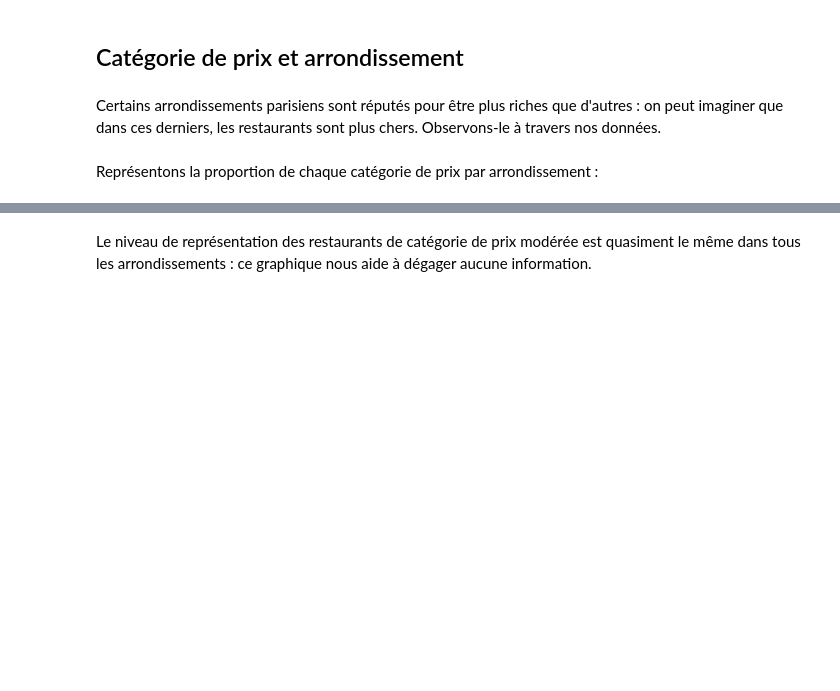
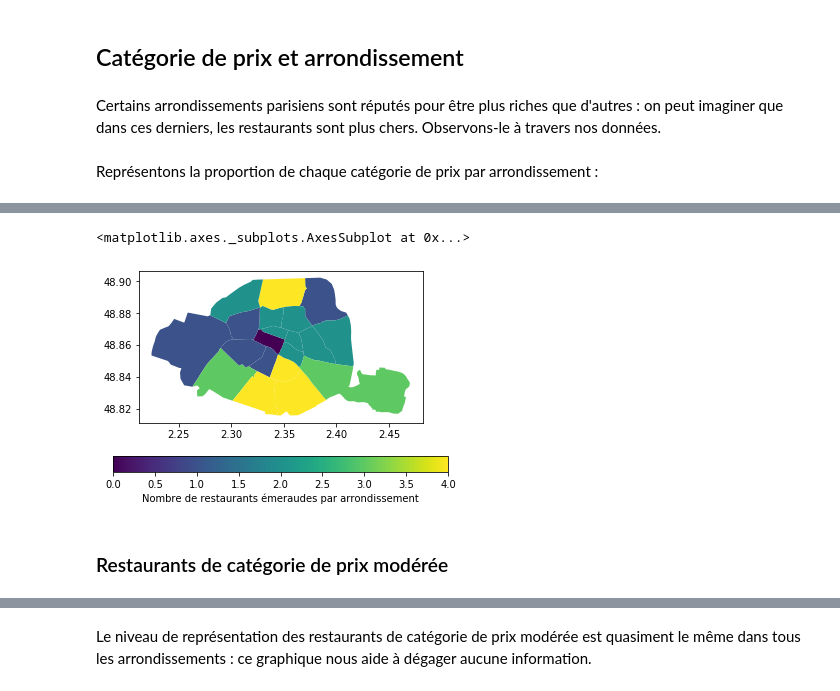
Before and after one commit to victor77420/Mod-lisation-prix-restaurants-parisiens, a Jupyter notebook: Untitled1.ipynb, the cells around one changed output, grey strips where cells are left out. Drawn from its saved outputs; the diff is of its cells as text; code cells hidden in the pictures; blank space fills up the shorter version.

```diff
--- a/Untitled1.ipynb
+++ b/Untitled1.ipynb
@@ -1352,3 +1394,17 @@ Les restaurants bon marché sont les plus représentés dans le 10ème, le 13èm
+# %%
+df = parisiens.drop_duplicates(subset = ['arr'])
+# On garde juste un restaurant par arrondissement pour avoir le nombre de restaurants émeraudes
+# par arrondissement.
+
+arrondissements.merge(df, how='inner').plot(column = 'nb_emeraudes',
+                                            legend = True,
+                                            legend_kwds={'label': "Nombre de restaurants émeraudes par arrondissement",
+                                                         'orientation': "horizontal"})
+# %% [output]
+<matplotlib.axes._subplots.AxesSubplot at 0x...>
+[figure, added]
+# %% [markdown]
+### Restaurants de catégorie de prix modérée
 # %%
 effectif_average = parisiens_average.groupby('arr').aggregate({'arr' : 'count'})['arr']
 arrondissements_average = range(1,21)
```
Also changed, not shown: parts of 37 cells of this notebook.
